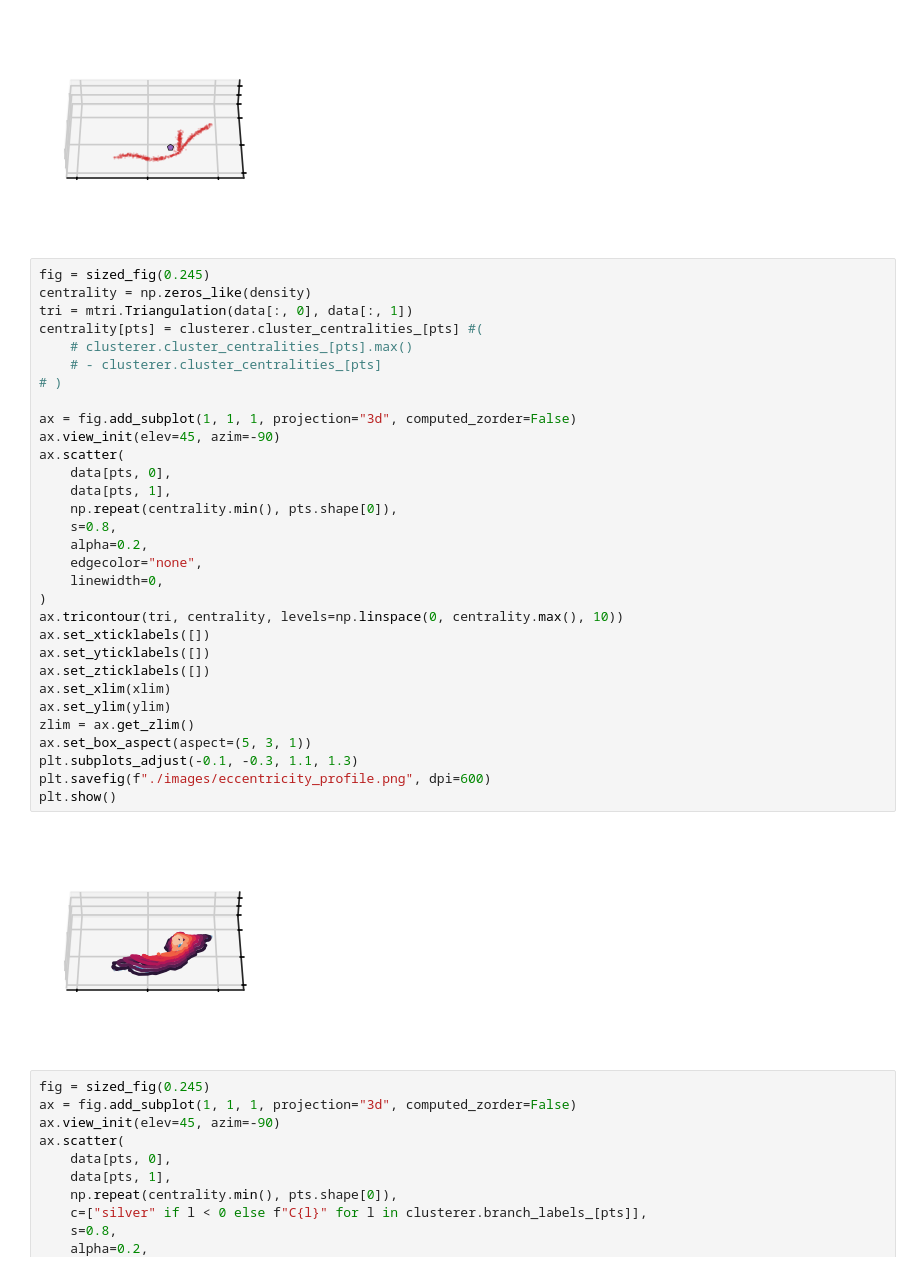
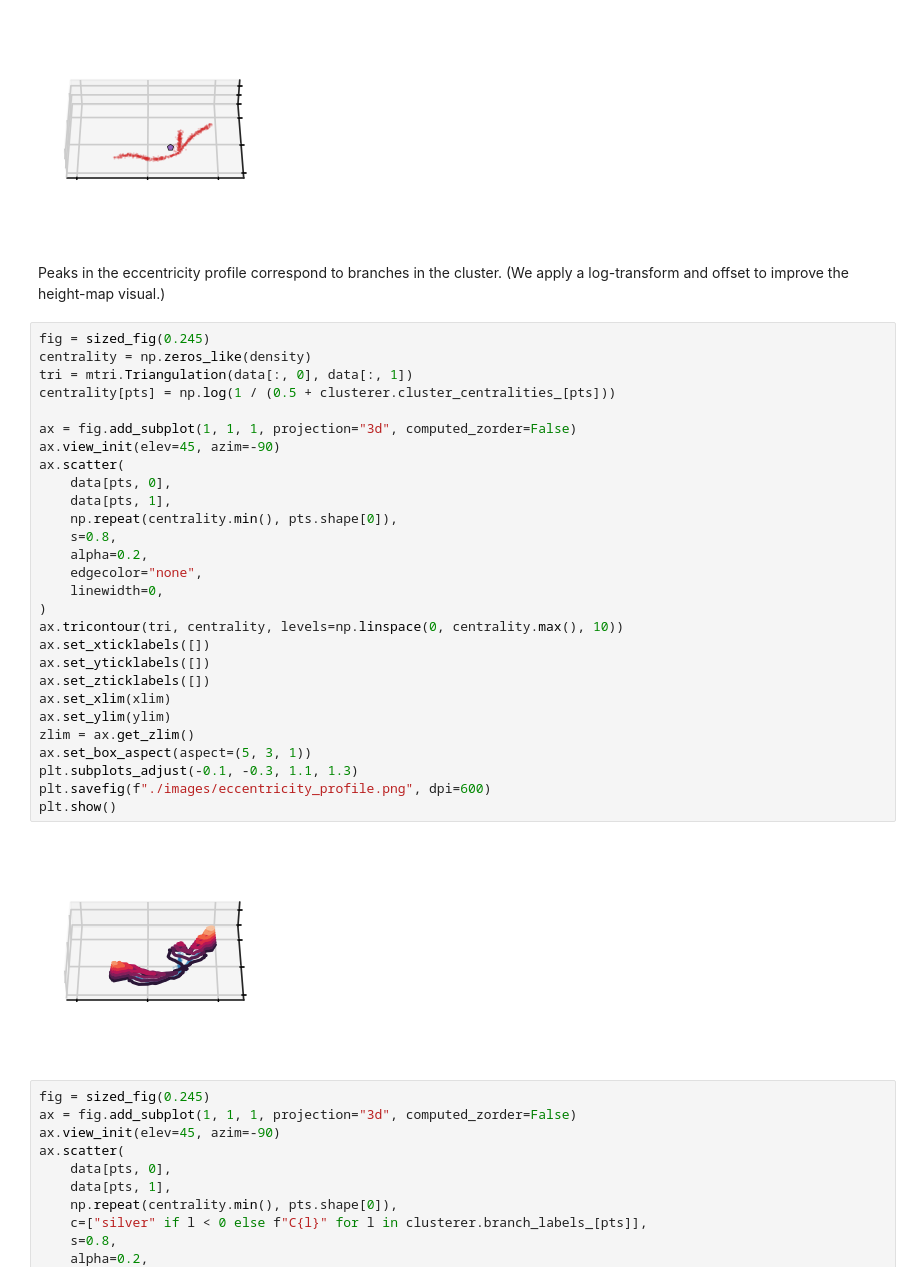
Before and after one commit to vda-lab/pyflasc, a Jupyter notebook: notebooks/Density Based Clustering.ipynb, the cells around one changed output. Drawn from its saved outputs; the diff is of its cells as text.

Commit message:
update figures and text

```diff
--- a/notebooks/Density Based Clustering.ipynb
+++ b/notebooks/Density Based Clustering.ipynb
@@ -377,39 +383,39 @@ plt.savefig(f"./images/eccentricity_centers.png", dpi=600, pad_inches=0)
 plt.show()
 # %% [output]
 [figure]
+# %% [markdown]
+Peaks in the eccentricity profile correspond to branches in the cluster. (We
+apply a log-transform and offset to improve the height-map visual.)
 # %%
 fig = sized_fig(0.245)
 centrality = np.zeros_like(density)
 tri = mtri.Triangulation(data[:, 0], data[:, 1])
-centrality[pts] = clusterer.cluster_centralities_[pts] #(
-    # clusterer.cluster_centralities_[pts].max()
-    # - clusterer.cluster_centralities_[pts]
-# )
+centrality[pts] = np.log(1 / (0.5 + clusterer.cluster_centralities_[pts]))
 
 ax = fig.add_subplot(1, 1, 1, projection="3d", computed_zorder=False)
 ax.view_init(elev=45, azim=-90)
 ax.scatter(
     data[pts, 0],
     data[pts, 1],
     np.repeat(centrality.min(), pts.shape[0]),
     s=0.8,
     alpha=0.2,
     edgecolor="none",
     linewidth=0,
 )
 ax.tricontour(tri, centrality, levels=np.linspace(0, centrality.max(), 10))
 ax.set_xticklabels([])
 ax.set_yticklabels([])
 ax.set_zticklabels([])
 ax.set_xlim(xlim)
 ax.set_ylim(ylim)
 zlim = ax.get_zlim()
 ax.set_box_aspect(aspect=(5, 3, 1))
 plt.subplots_adjust(-0.1, -0.3, 1.1, 1.3)
 plt.savefig(f"./images/eccentricity_profile.png", dpi=600)
 plt.show()
 # %% [output]
-[figure, old version]
+[figure, new version]
 # %%
 fig = sized_fig(0.245)
 ax = fig.add_subplot(1, 1, 1, projection="3d", computed_zorder=False)
```
Also changed, not shown: parts of 4 cells of this notebook, 10 other files.
